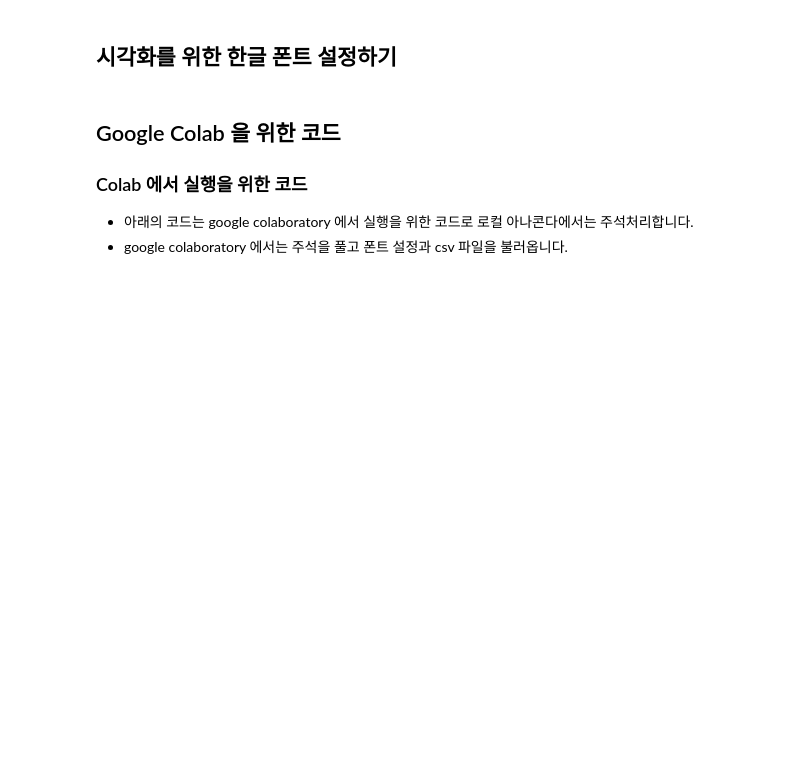
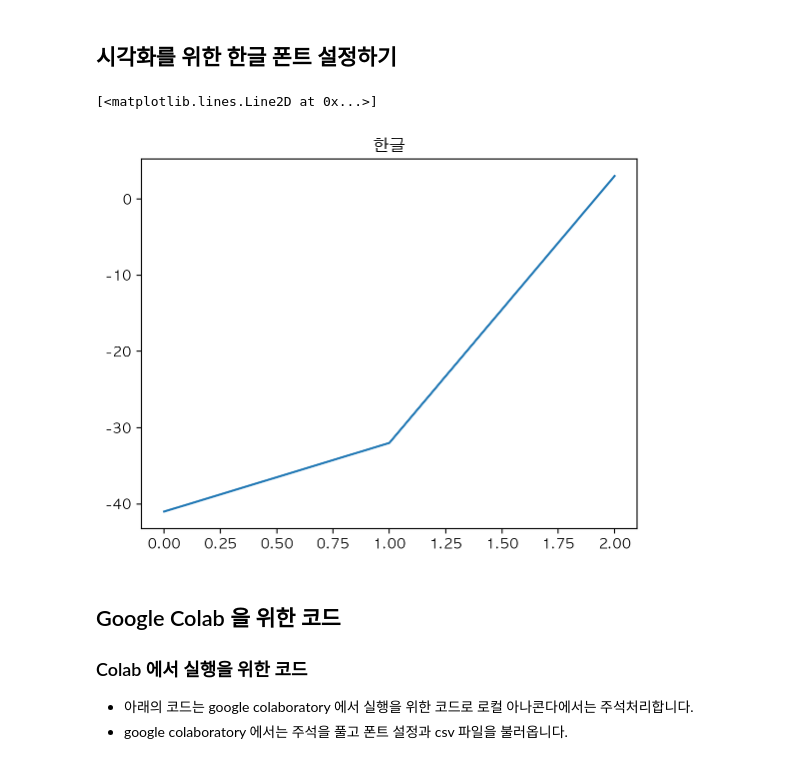
Before and after one commit to online5880/Public-Data-Analysis-in-Python, a Jupyter notebook: franchise/03_franchise_eda_input.ipynb, the cells around one changed output. Drawn from its saved outputs; the diff is of its cells as text; code cells hidden in the pictures; blank space fills up the shorter version.

```diff
--- a/franchise/03_franchise_eda_input.ipynb
+++ b/franchise/03_franchise_eda_input.ipynb
@@ -60,5 +63,8 @@ def get_font_family():
     return font_family
 
 # plt.rc("font", family=get_font_family())
+# %%
+plt.rc('font', family='applegothic')
+plt.rc('axes',unicode_minus=False)
 # %%
 # 폰트가 선명하게 보이도록 설정
@@ -65,5 +74,10 @@ def get_font_family():
 # %%
 # 한글폰트와 마이너스 폰트 설정 확인
+plt.title('한글')
+plt.plot([-41,-32,3])
+# %% [output]
+[<matplotlib.lines.Line2D at 0x...>]
+[figure, added]
 # %% [markdown]
 ## Google Colab 을 위한 코드
 
```
Also changed, not shown: parts of 31 cells of this notebook.
